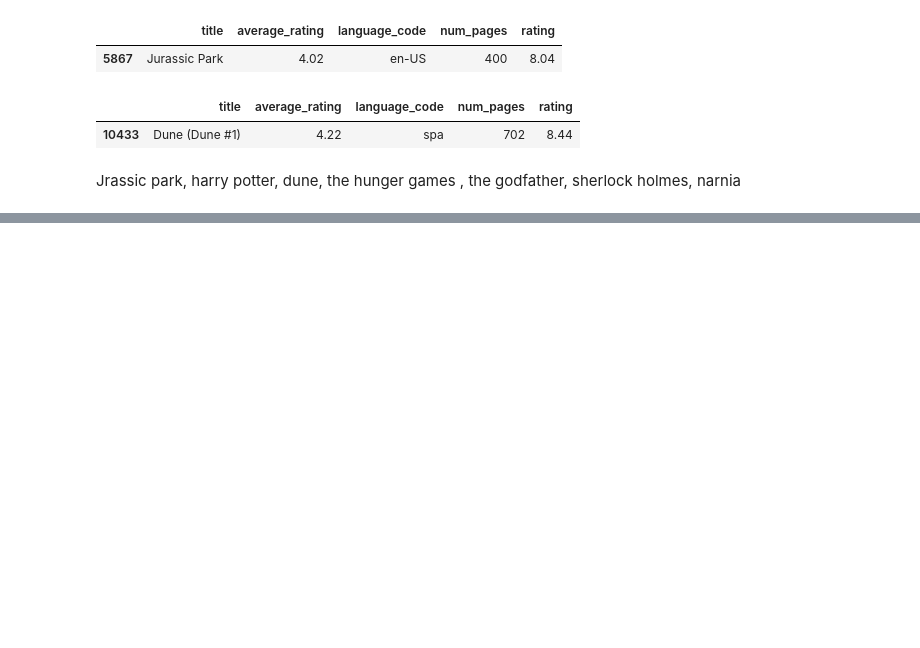
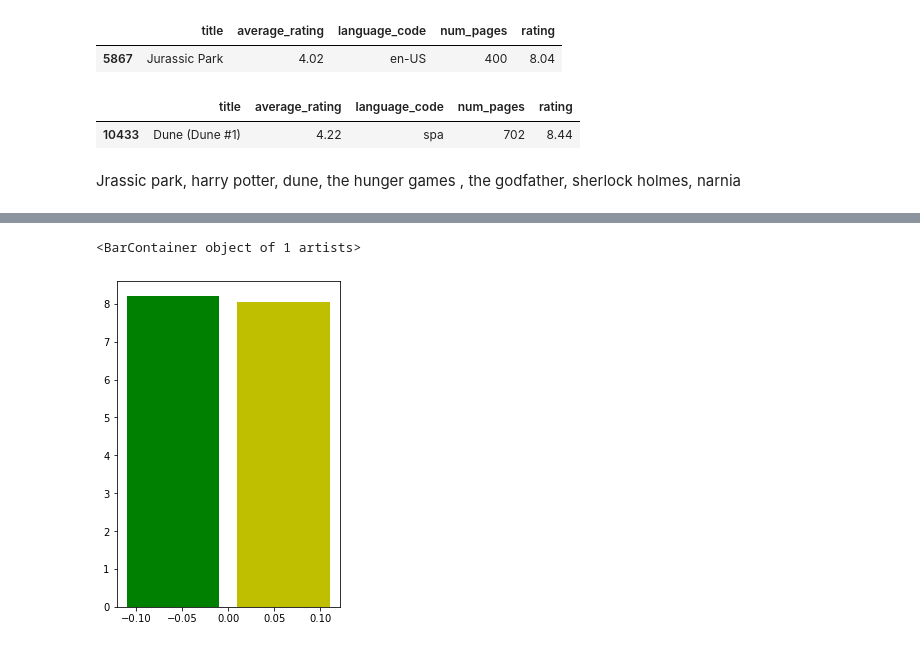
Before and after one commit to moustafa-karaki/books-movies, a Jupyter notebook: books_movies.ipynb, the cells around one changed output, grey strips where cells are left out. Cells and saved outputs as stored; diff of their text form; code cells hidden in the pictures; blank space fills up the shorter version.

```diff
--- a/books_movies.ipynb
+++ b/books_movies.ipynb
@@ -161,0 +172,13 @@ narnia_book
+# %%
+jurassic_movie = movies.loc[movies["title"].str.contains('Jurassic Park')]
+jurassic_movie = jurassic_movie.drop([352,507])
+# %%
+x_axis = np.arange(len(jurassic_movie["title"]))
+x_axis2 = np.arange(len(jurassic_book["title"]))
+# %%
+plt.figure(1, figsize=(4, 6))
+plt.bar(x_axis -0.06,jurassic_movie["rating"],width= 0.1,label = 'jurassic park book',color = "g")
+plt.bar(x_axis2 +0.06,jurassic_book["rating"],width =0.1,label = "jurassic park book", color = "y")
+# %% [output]
+<BarContainer object of 1 artists>
+[figure, added]
```
Also changed, not shown: parts of 7 cells of this notebook.
